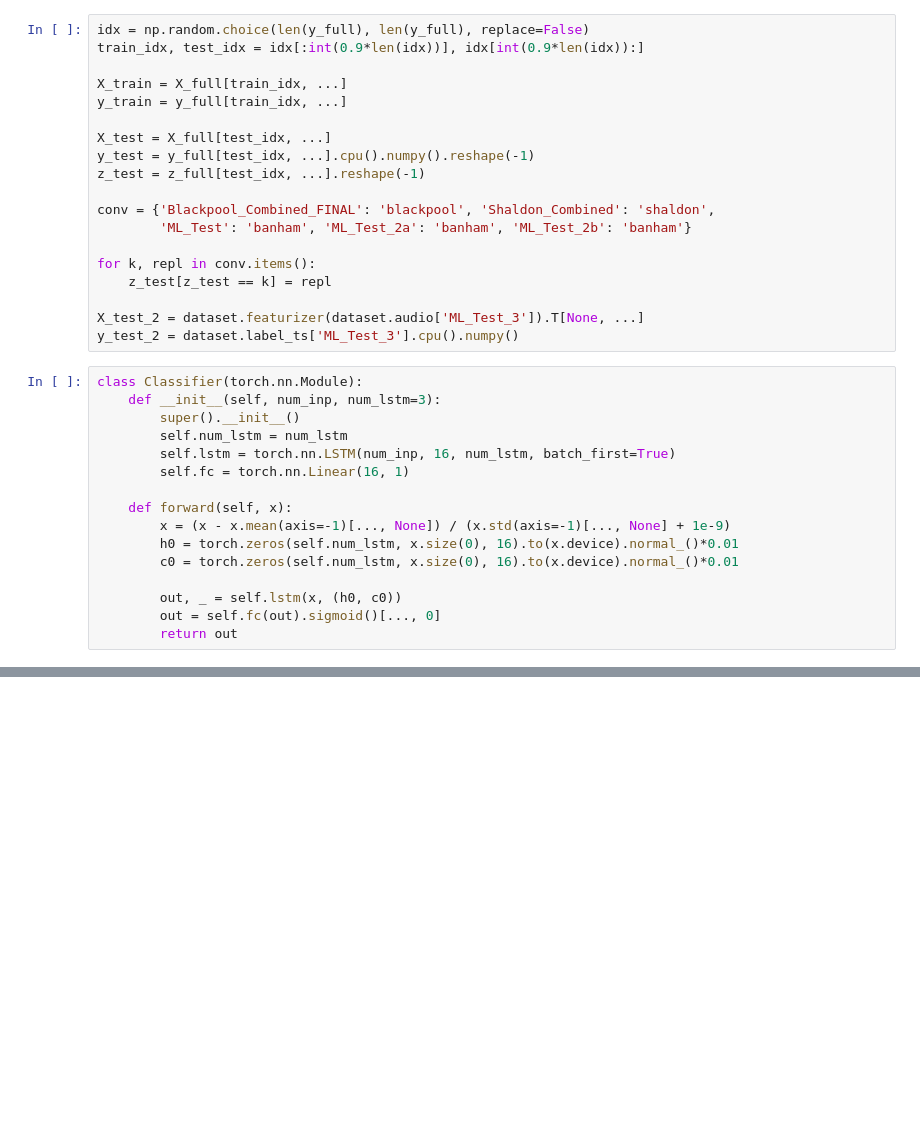
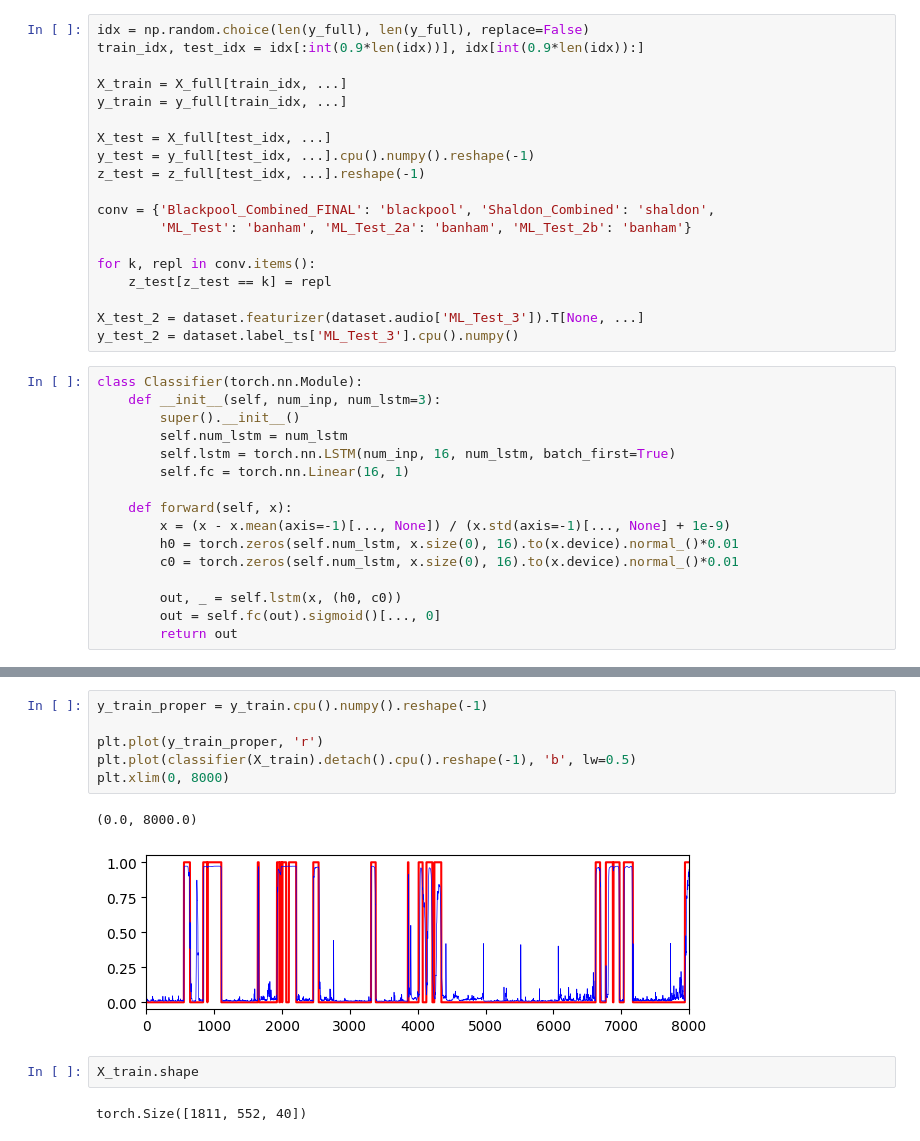
Before and after one commit to rkdan/cmci, a Jupyter notebook: testing.ipynb, the cells around one changed output, grey strips where cells are left out. Cells and saved outputs as stored; diff of their text form; blank space fills up the shorter version.

```diff
--- a/testing.ipynb
+++ b/testing.ipynb
@@ -214,0 +141,13 @@ plt.xlim(0,2000)
+# %%
+y_train_proper = y_train.cpu().numpy().reshape(-1)
+
+plt.plot(y_train_proper, 'r')
+plt.plot(classifier(X_train).detach().cpu().reshape(-1), 'b', lw=0.5)
+plt.xlim(0, 8000)
+# %% [output]
+(0.0, 8000.0)
+[figure, added]
+# %%
+X_train.shape
+# %% [output]
+torch.Size([1811, 552, 40])
```
Also changed, not shown: parts of 35 cells of this notebook, 2 other files.
